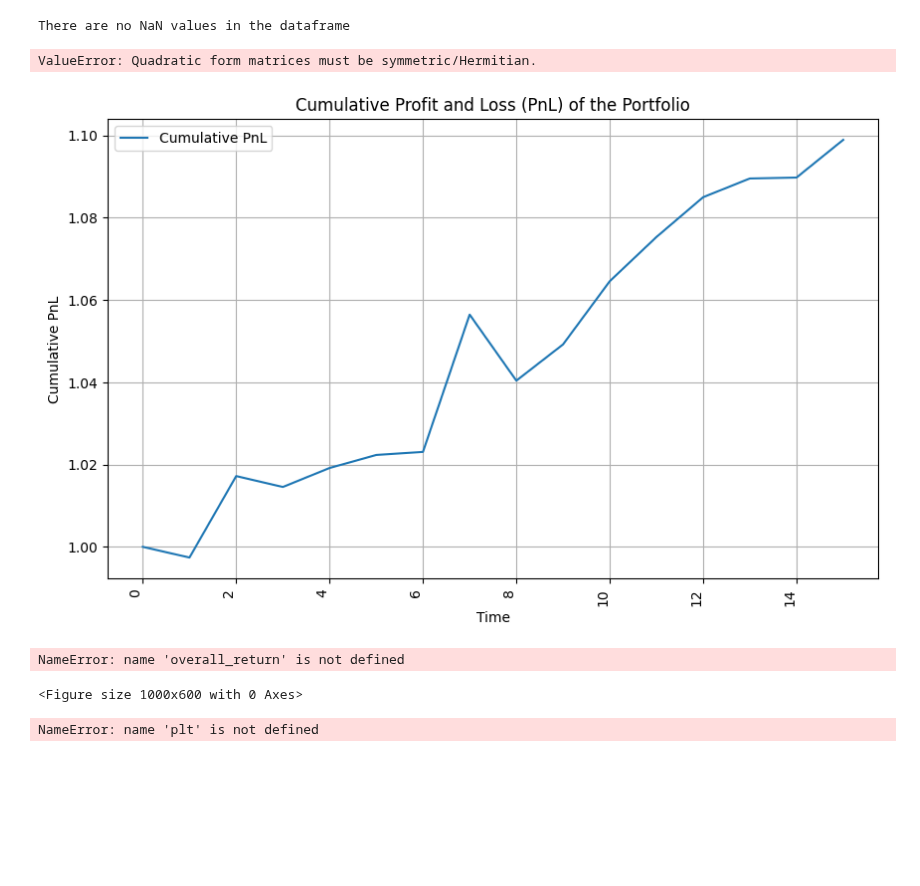
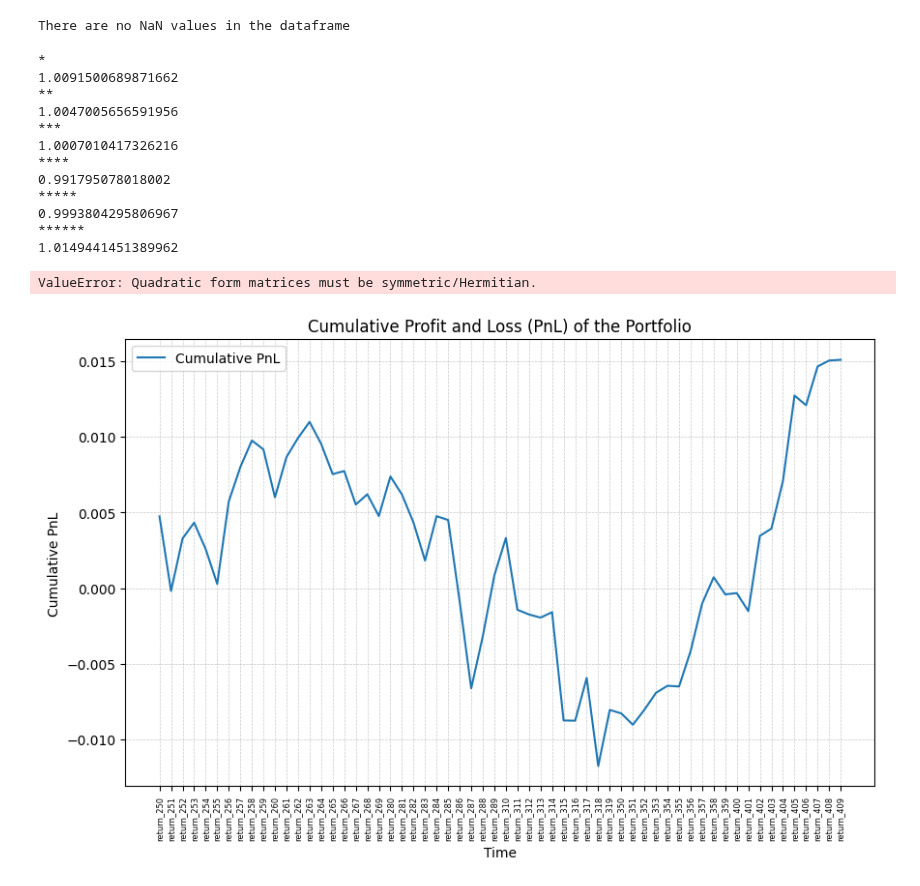
Before and after one commit to MohamedKeteb/Portfolio_clustering_project, a Jupyter notebook: Code/overall_perf.ipynb, the cells around one changed output. Drawn from its saved outputs; the diff is of its cells as text; code cells hidden in the pictures; blank space fills up the shorter version.

Commit message:
update Plot_PnL
PnL argument instead of overall_return

```diff
--- a/Code/overall_perf.ipynb
+++ b/Code/overall_perf.ipynb
@@ -44,18 +44,18 @@ import warnings
 
 warnings.filterwarnings("ignore") ## so that there are no polluting warnings as output of this cell
 
-lookback_window = [5000, 5250]
+lookback_window = [0, 250]
 number_of_clusters = 20
 sigma = 10e-3
 clustering_method = 'signed_laplacian'
-number_of_repetition = 20
+number_of_repetition = 10
 evaluation_window = 10
 eta=0.01
 PnL = []
 overall_return = pd.DataFrame()
 portfolio_value=[1] #we start with a value of 1, the list contain : the porfolio value at the start of each evaluation period
 
-for i in range(1, 21):
+for i in range(1, 11):
 
     consolidated_W = process.consolidated_W(number_of_repetitions=number_of_repetition, lookback_window=lookback_window, df_cleaned=df_cleaned, number_of_clusters=number_of_clusters, sigma=sigma, df=df, eta=eta)
 
@@ -70,4 +70,16 @@ for i in range(1, 21):
     print('*'*i)
     print(portfolio_value[-1])
 # %% [output]
-ValueError: Quadratic form matrices must be symmetric/Hermitian.
+*
+1.0091500689871662
+**
+1.0047005656591956
+***
+1.0007010417326216
+****
+0.991795078018002
+*****
+0.9993804295806967
+******
+1.0149441451389962
+ValueError: Quadratic form matrices must be symmetric/Hermitian.
@@ -95,52 +86,4 @@ fig.show()
-# %%
-import matplotlib.pyplot as plt
-
-# Tracé du PnL cumulatif
-plt.figure(figsize=(10, 6))
-plt.plot(portfolio_value, label='Cumulative PnL')
-plt.title('Cumulative Profit and Loss (PnL) of the Portfolio')
-plt.xlabel('Time')
-plt.ylabel('Cumulative PnL')
-plt.legend()
-plt.grid(True)
-
-plt.xticks(rotation=90, ha='right')
-
-plt.show()
-# %% [output]
-[figure, removed]
-# %%
-import matplotlib.pyplot as plt
-
-# Tracé du PnL cumulatif
-plt.figure(figsize=(10, 6))
-plt.plot(overall_return.cumsum(), label='Cumulative PnL')
-plt.title('Cumulative Profit and Loss (PnL) of the Portfolio')
-plt.xlabel('Time')
-plt.ylabel('Cumulative PnL')
-plt.legend()
-plt.grid(True)
-
-plt.xticks(rotation=90)
-plt.xticks(fontsize=6)
-plt.grid(True, linestyle='--', linewidth=0.5, alpha=0.7)
-
-plt.show()
-# %% [output]
-NameError: name 'overall_return' is not defined
-<Figure size 1000x600 with 0 Axes>
-# %%
-plt.figure(figsize=(10, 6))
-plt.bar(range(len(PnL)), PnL, color='blue', alpha=0.7)
-
-# Customize the plot
-plt.xlabel('Time Period')
-plt.ylabel('Portfolio Return')
-plt.title('Portfolio Returns Over Time')
-plt.xticks(range(len(PnL)), ['daily_{}'.format(i) for i in range(len(PnL))], rotation=45, ha='right')
-
-# Show the plot
-plt.tight_layout()
-plt.show()
-# %% [output]
-NameError: name 'plt' is not defined
+# %%
+process.plot_cum_return(overall_return=overall_return)
+# %% [output]
+[figure, added]
```
Also changed, not shown: parts of 2 cells of this notebook, 2 other files.
